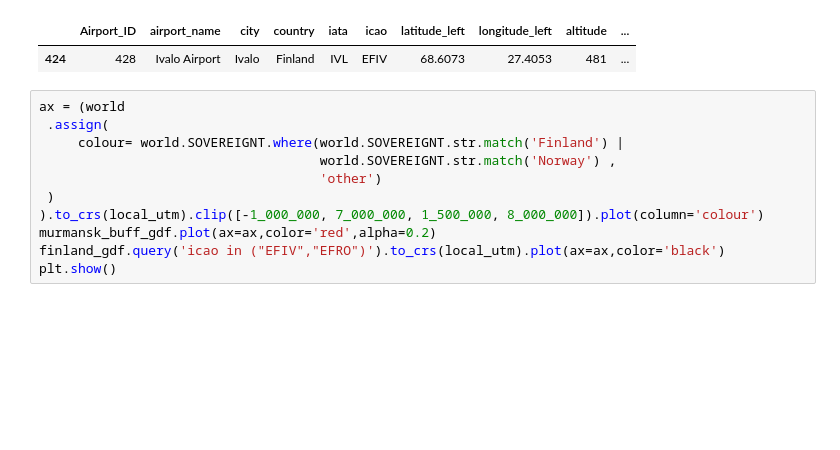
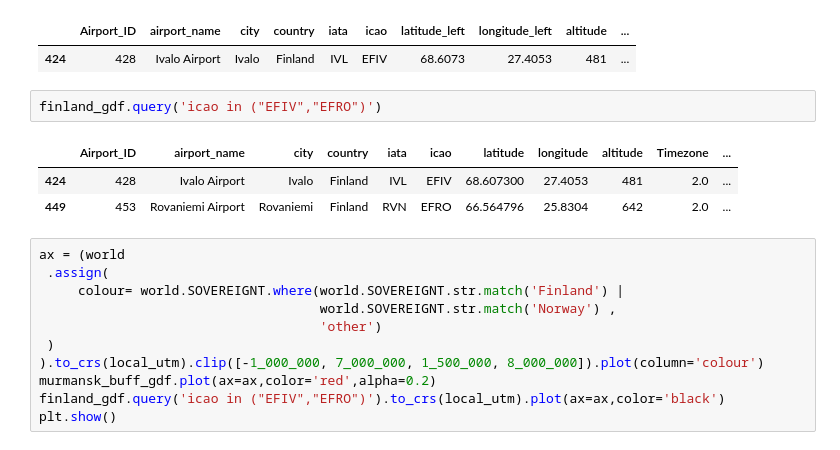
Before and after one commit to stelios-c/GPS_analysis, a Jupyter notebook: scandi_baltic/Finland_map.ipynb, the cells around one changed output. Cells and saved outputs as stored; diff of their text form; blank space fills up the shorter version.

Commit message:
show only a couple of rows from finnish airports

```diff
--- a/scandi_baltic/Finland_map.ipynb
+++ b/scandi_baltic/Finland_map.ipynb
@@ -223,6 +203,12 @@ finland_gdf.to_crs(local_utm).sjoin(df2gdf(location2df(murmansk_location,'murman
 # %% [output]
 |  | Airport_ID | airport_name | city | country | iata | icao | latitude_left | longitude_left | altitude | ... |
 | 424 | 428 | Ivalo Airport | Ivalo | Finland | IVL | EFIV | 68.6073 | 27.4053 | 481 | ... |
+# %%
+finland_gdf.query('icao in ("EFIV","EFRO")')
+# %% [output]
+|  | Airport_ID | airport_name | city | country | iata | icao | latitude | longitude | altitude | Timezone | ... |
+| 424 | 428 | Ivalo Airport | Ivalo | Finland | IVL | EFIV | 68.607300 | 27.4053 | 481 | 2.0 | ... |
+| 449 | 453 | Rovaniemi Airport | Rovaniemi | Finland | RVN | EFRO | 66.564796 | 25.8304 | 642 | 2.0 | ... |
 # %%
 ax = (world
  .assign(
```
Also changed, not shown: parts of 4 cells of this notebook.
